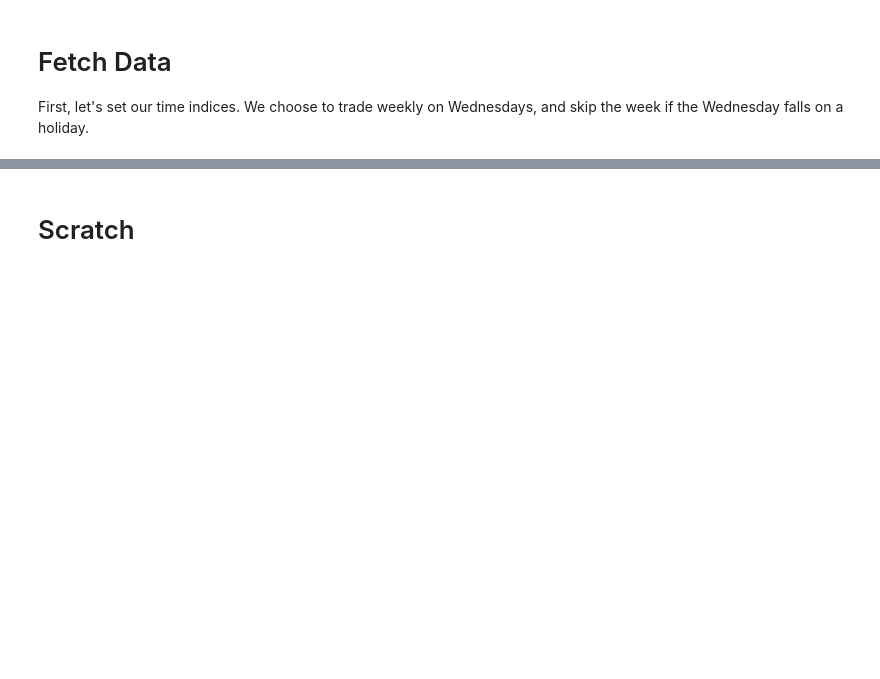
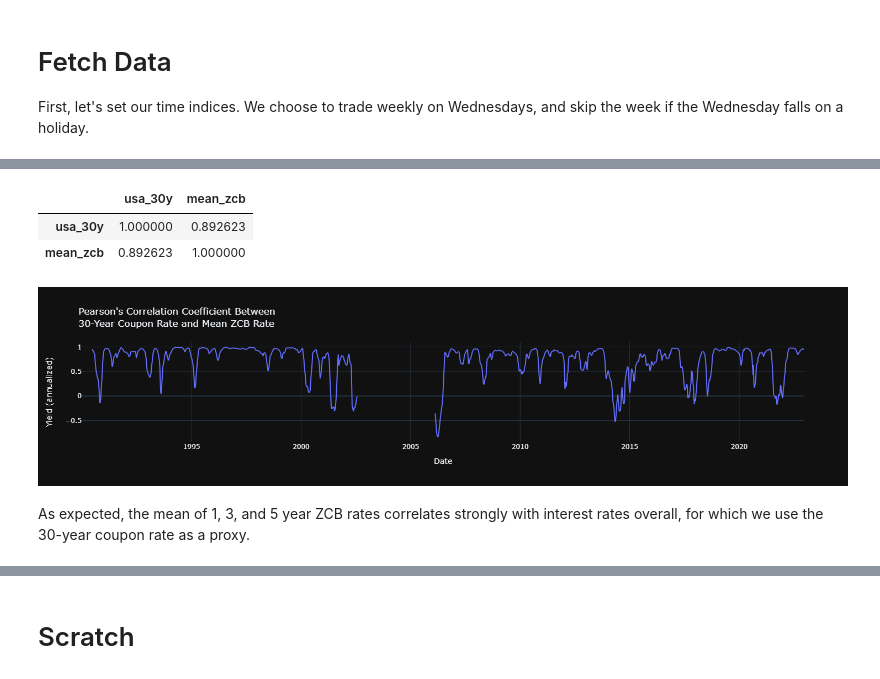
Before and after one commit to ethho/finm-33150, a Jupyter notebook: 20230222_final_proj.ipynb, the cells around one changed output, grey strips where cells are left out. Drawn from its saved outputs; the diff is of its cells as text; code cells hidden in the pictures; blank space fills up the shorter version.

```diff
--- a/20230222_final_proj.ipynb
+++ b/20230222_final_proj.ipynb
@@ -338,0 +477,22 @@ px.line(
+# %%
+mean_vs_30_yc.corr()
+# %% [output]
+|  | usa_30y | mean_zcb |
+| usa_30y | 1.000000 | 0.892623 |
+| mean_zcb | 0.892623 | 1.000000 |
+# %%
+fig = px.line(
+    mean_vs_30_yc['usa_30y'].rolling(24).corr(mean_vs_30_yc['mean_zcb']),
+    template=plotly_template,
+    labels={
+        'value': 'Yield (annualized)',
+        'index': 'Date',
+    },
+    title="Pearson's Correlation Coefficient Between<br>30-Year Coupon Rate and Mean ZCB Rate",
+)
+fig.update_layout(showlegend=False)
+fig
+# %% [output]
+[figure, added]
+# %% [markdown]
+As expected, the mean of 1, 3, and 5 year ZCB rates correlates strongly with interest rates overall, for which we use the 30-year coupon rate as a proxy.
```
Also changed, not shown: parts of 21 cells of this notebook, 1 other file.
